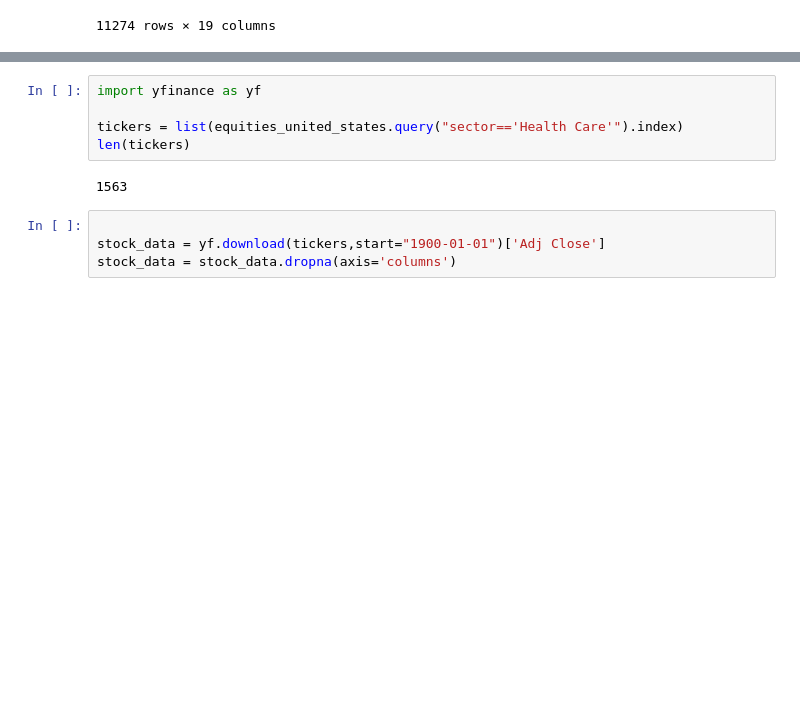
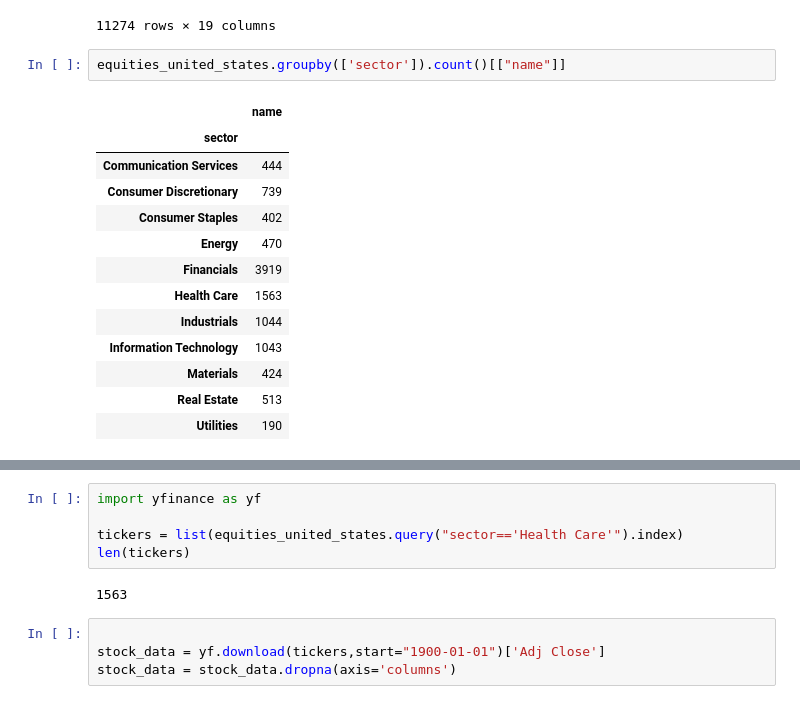
Before and after one commit to AmineMahdioui/projet-de-fin-d-annee, a Jupyter notebook: SectorAnalysis.ipynb, the cells around one changed output, grey strips where cells are left out. Saved outputs shown, nothing was run; the diff lists cells and outputs as text; blank space fills up the shorter version.

```diff
--- a/SectorAnalysis.ipynb
+++ b/SectorAnalysis.ipynb
@@ -169,4 +205,20 @@ equities_united_states
 | ZYXI | Zynex, Inc. | Zynex, Inc., through its subsidia... | USD | Health Care | Health Care Equipment & Services | Health Care Technology | NCM | NASDAQ Capital Market | United States | CO | ... |
 | ZZZOF | one | one does not have significant ope... | USD | Financials | Diversified Financials | Diversified Financial Services | PNK | OTC Bulletin Board | United States | CA | ... |
 11274 rows × 19 columns
+# %%
+equities_united_states.groupby(['sector']).count()[["name"]]
+# %% [output]
+|  | name |
+| sector |  |
+| Communication Services | 444 |
+| Consumer Discretionary | 739 |
+| Consumer Staples | 402 |
+| Energy | 470 |
+| Financials | 3919 |
+| Health Care | 1563 |
+| Industrials | 1044 |
+| Information Technology | 1043 |
+| Materials | 424 |
+| Real Estate | 513 |
+| Utilities | 190 |
 # %%
```
Also changed, not shown: parts of 22 cells of this notebook.
